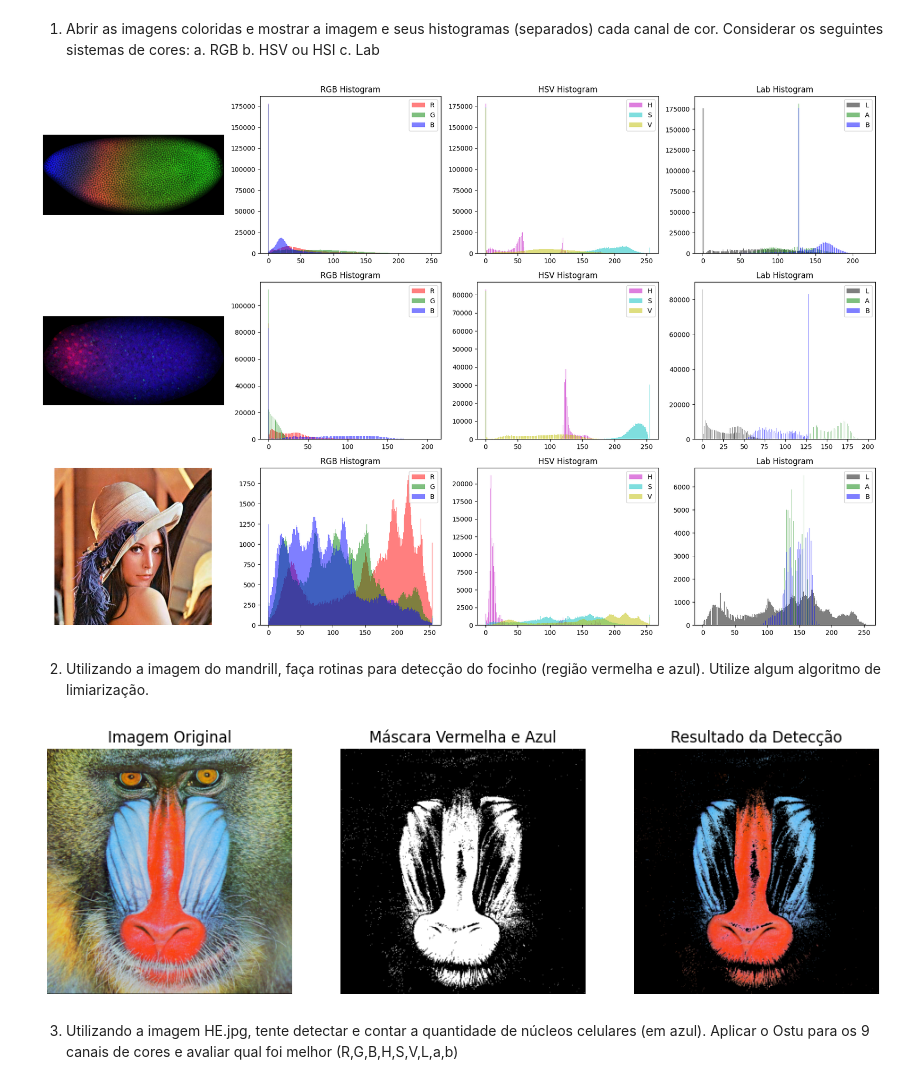
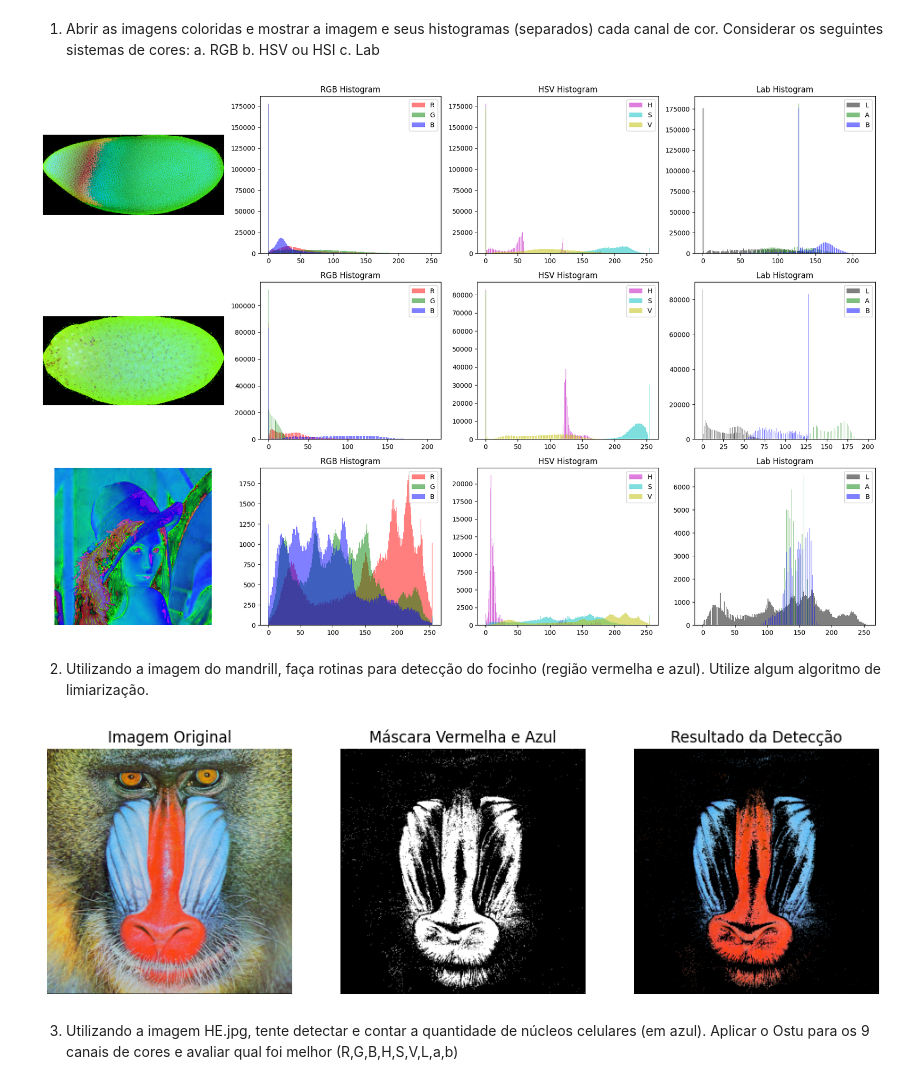
Before and after one commit to Gabrielcouto1/gbc216_t1_G02, a Jupyter notebook: Lab09 - Color/lab09.ipynb, the cells around one changed output. Cells and saved outputs as stored; diff of their text form; code cells hidden in the pictures.

```diff
--- a/Lab09 - Color/lab09.ipynb
+++ b/Lab09 - Color/lab09.ipynb
@@ -29,35 +29,35 @@ images = [(img1RGB, img1HSV, img1Lab), (img2RGB, img2HSV, img2Lab), (img3RGB, im
 plt.figure(figsize=(18, 12))
 
 for i, (rgb, hsv, lab) in enumerate(images):
     plt.subplot(3, 4, 4 * i + 1)
-    plt.imshow(rgb)
+    plt.imshow(hsv)
     plt.axis("off")
 
     plt.subplot(3, 4, 4 * i + 2)
     plt.hist(rgb[:, :, 0].ravel(), bins=256, color='r', alpha=0.5, label='R')
     plt.hist(rgb[:, :, 1].ravel(), bins=256, color='g', alpha=0.5, label='G')
     plt.hist(rgb[:, :, 2].ravel(), bins=256, color='b', alpha=0.5, label='B')
     plt.title("RGB Histogram")
     plt.legend(loc='upper right')
 
     plt.subplot(3, 4, 4 * i + 3)
     plt.hist(hsv[:, :, 0].ravel(), bins=256, color='m', alpha=0.5, label='H')
     plt.hist(hsv[:, :, 1].ravel(), bins=256, color='c', alpha=0.5, label='S')
     plt.hist(hsv[:, :, 2].ravel(), bins=256, color='y', alpha=0.5, label='V')
     plt.title("HSV Histogram")
     plt.legend(loc='upper right')
 
     plt.subplot(3, 4, 4 * i + 4)
     plt.hist(lab[:, :, 0].ravel(), bins=256, color='k', alpha=0.5, label='L')
     plt.hist(lab[:, :, 1].ravel(), bins=256, color='g', alpha=0.5, label='A')
     plt.hist(lab[:, :, 2].ravel(), bins=256, color='b', alpha=0.5, label='B')
     plt.title("Lab Histogram")
     plt.legend(loc='upper right')
 
 plt.tight_layout()
 plt.show()
 # %% [output]
-[figure, old version]
+[figure, new version]
 # %% [markdown]
 2)	Utilizando a imagem do mandrill, faça rotinas para detecção do focinho (região vermelha e azul). Utilize algum algoritmo de limiarização.
 # %%
@@ -70,15 +70,14 @@ img_hsv = cv2.cvtColor(img_mand, cv2.COLOR_BGR2HSV)
 lower_red1 = np.array([0, 100, 100])
 upper_red1 = np.array([10, 255, 255])
 
-lower_red2 = np.array([160, 100, 100])
-upper_red2 = np.array([180, 255, 255])
+
 
 lower_blue = np.array([100, 100, 100])
 upper_blue = np.array([140, 255, 255])
 
-mask_red1 = cv2.inRange(img_hsv, lower_red1, upper_red1)
-mask_red2 = cv2.inRange(img_hsv, lower_red2, upper_red2)
-mask_red = cv2.bitwise_or(mask_red1, mask_red2)
+mask_red = cv2.inRange(img_hsv, lower_red1, upper_red1)
+# mask_red2 = cv2.inRange(img_hsv, lower_red2, upper_red2)
+# mask_red = cv2.bitwise_or(mask_red1, mask_red2)
 
 mask_blue = cv2.inRange(img_hsv, lower_blue, upper_blue)
 
@@ -104,7 +103,7 @@ plt.axis('off')
 
 plt.show()
 # %% [output]
-[figure, old version]
+[figure, new version]
 # %% [markdown]
 3)	Utilizando a imagem HE.jpg, tente detectar e contar a quantidade de núcleos celulares (em azul). Aplicar o Ostu para os 9 canais de cores e avaliar qual foi melhor (R,G,B,H,S,V,L,a,b)
 # %%
```
Also changed, not shown: 7 other files.
